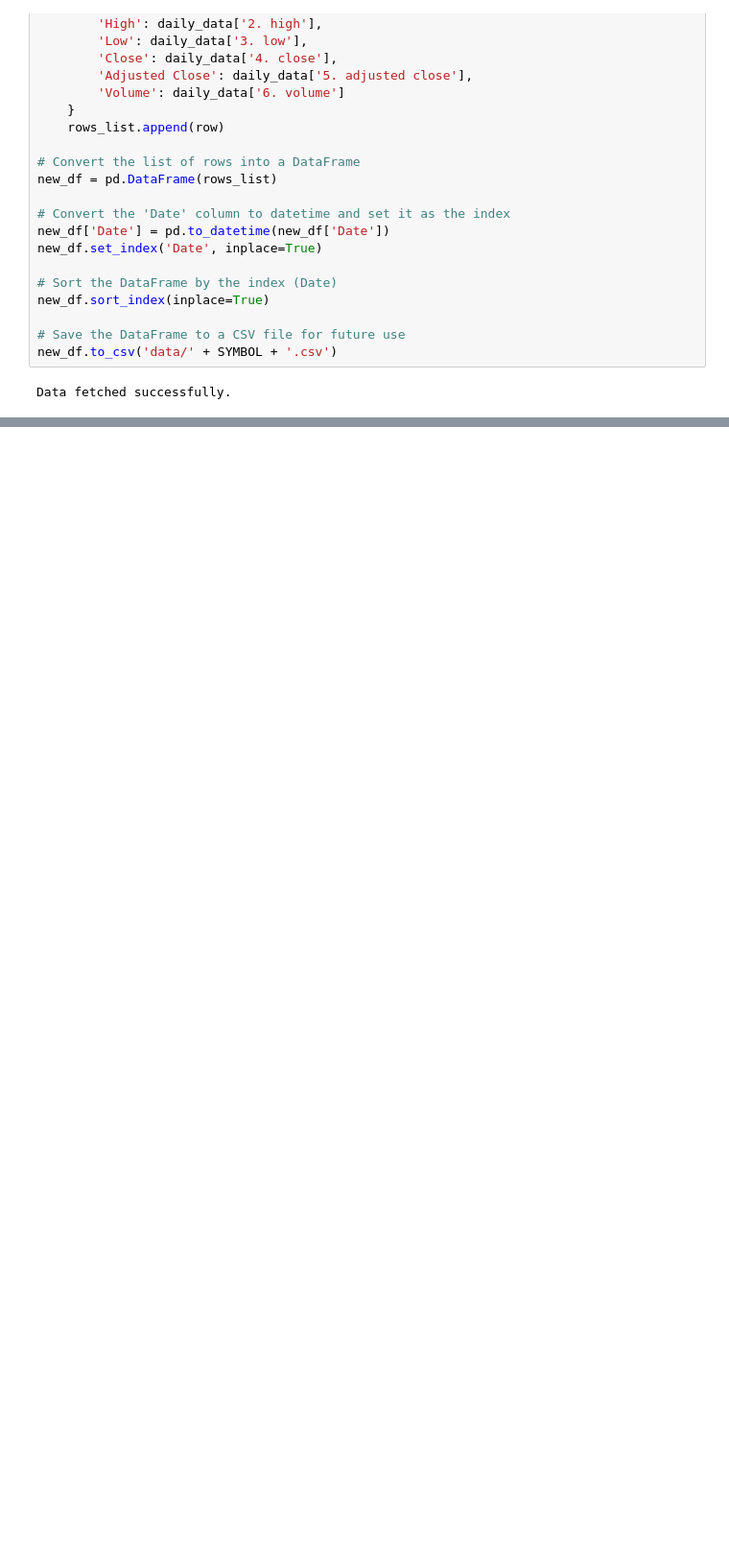
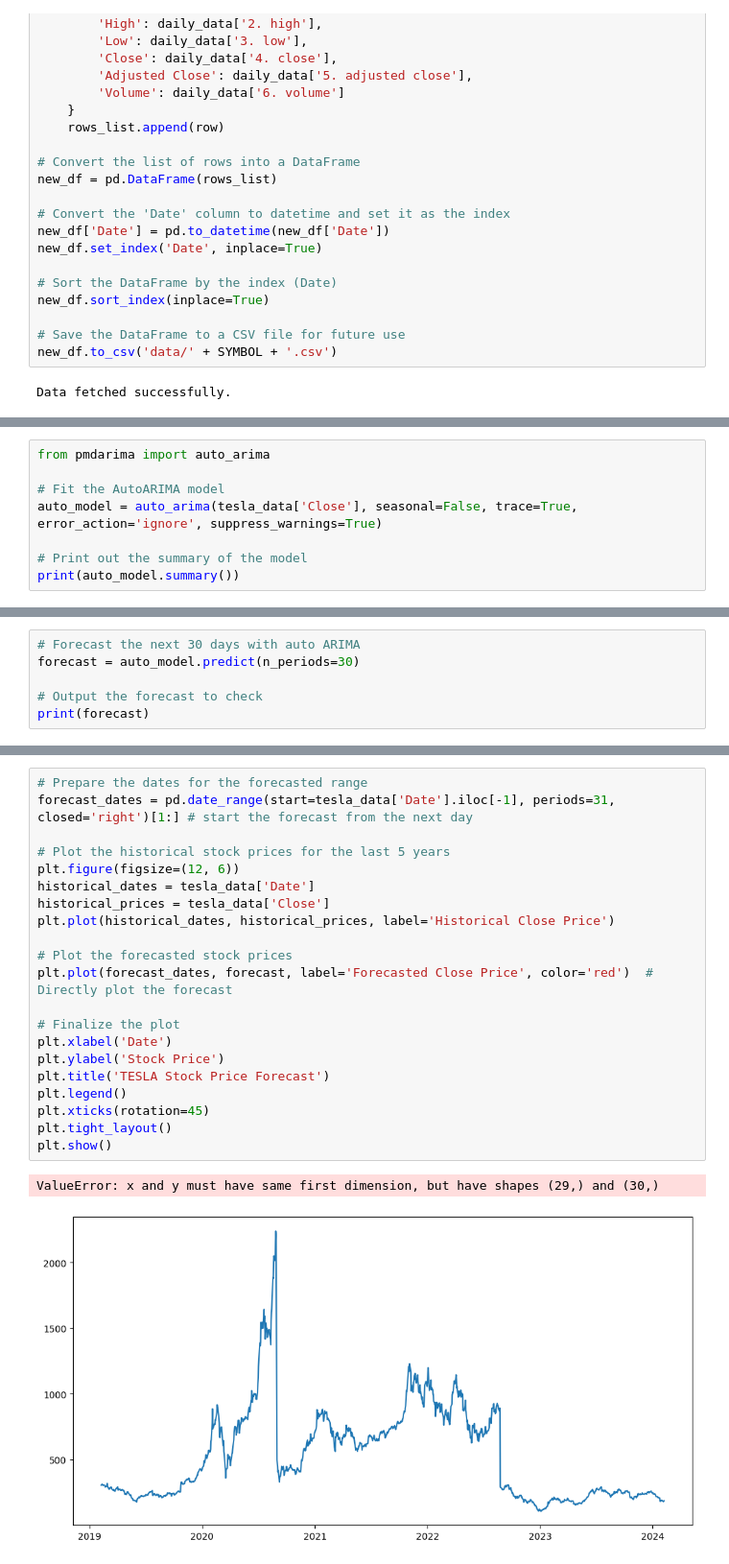
Before and after one commit to Erik01234/CS261-Software_Engineering, a Jupyter notebook: stock_prediction.ipynb, the cells around one changed output, grey strips where cells are left out. Shown at 96% size. Cells and saved outputs as stored; diff of their text form; blank space fills up the shorter version.

```diff
--- a/stock_prediction.ipynb
+++ b/stock_prediction.ipynb
@@ -131,0 +130,8 @@ plt.show()
+# %%
+from pmdarima import auto_arima
+
+# Fit the AutoARIMA model
+auto_model = auto_arima(tesla_data['Close'], seasonal=False, trace=True, error_action='ignore', suppress_warnings=True)
+
+# Print out the summary of the model
+print(auto_model.summary())
@@ -131,0 +156,6 @@ plt.show()
+# %%
+# Forecast the next 30 days with auto ARIMA
+forecast = auto_model.predict(n_periods=30)
+
+# Output the forecast to check
+print(forecast)
@@ -131,0 +180,24 @@ plt.show()
+# %%
+# Prepare the dates for the forecasted range
+forecast_dates = pd.date_range(start=tesla_data['Date'].iloc[-1], periods=31, closed='right')[1:] # start the forecast from the next day
+
+# Plot the historical stock prices for the last 5 years
+plt.figure(figsize=(12, 6))
+historical_dates = tesla_data['Date']
+historical_prices = tesla_data['Close']
+plt.plot(historical_dates, historical_prices, label='Historical Close Price')
+
+# Plot the forecasted stock prices
+plt.plot(forecast_dates, forecast, label='Forecasted Close Price', color='red')  # Directly plot the forecast
+
+# Finalize the plot
+plt.xlabel('Date')
+plt.ylabel('Stock Price')
+plt.title('TESLA Stock Price Forecast')
+plt.legend()
+plt.xticks(rotation=45)
+plt.tight_layout()
+plt.show()
+# %% [output]
+ValueError: x and y must have same first dimension, but have shapes (29,) and (30,)
+[figure, added]
```
Also changed, not shown: parts of 29 cells of this notebook.
